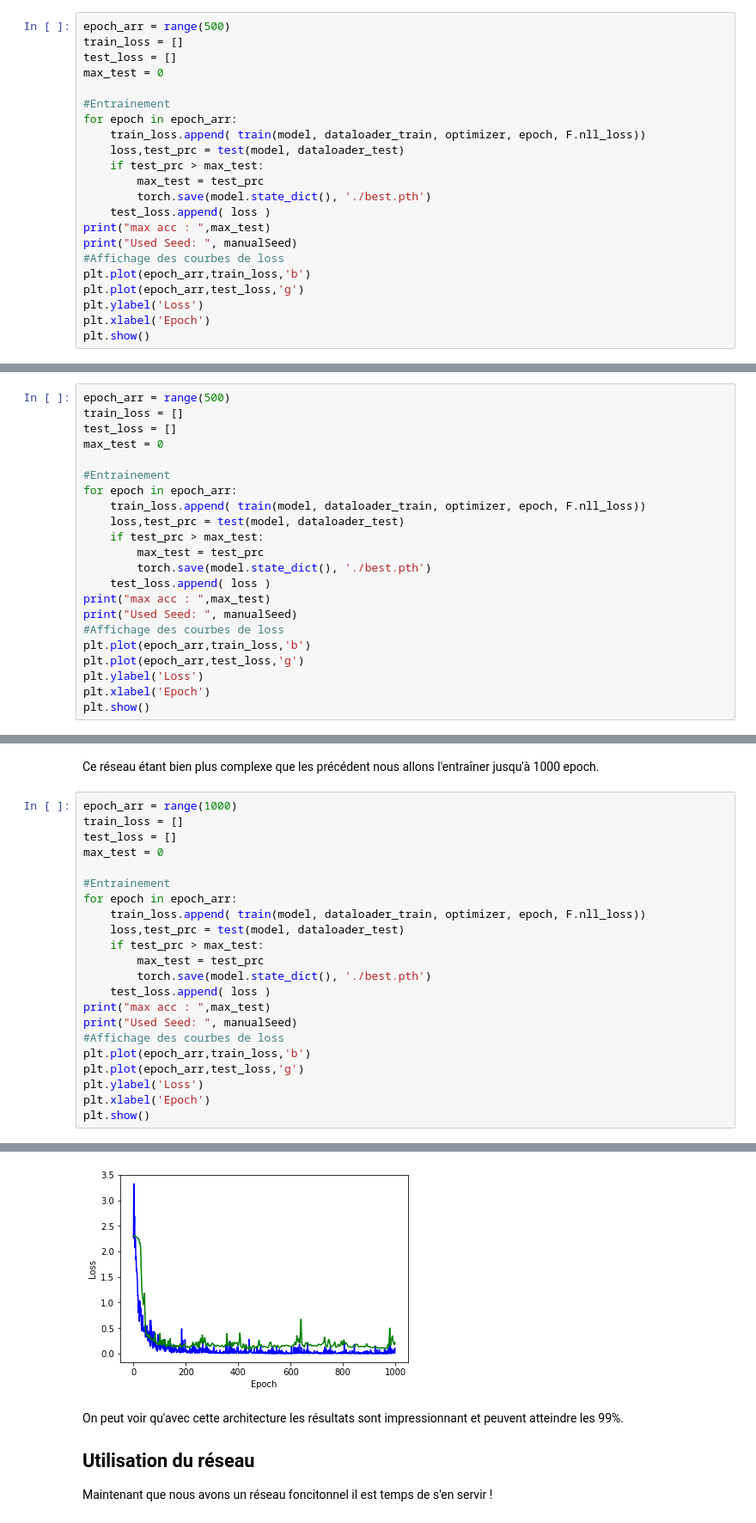
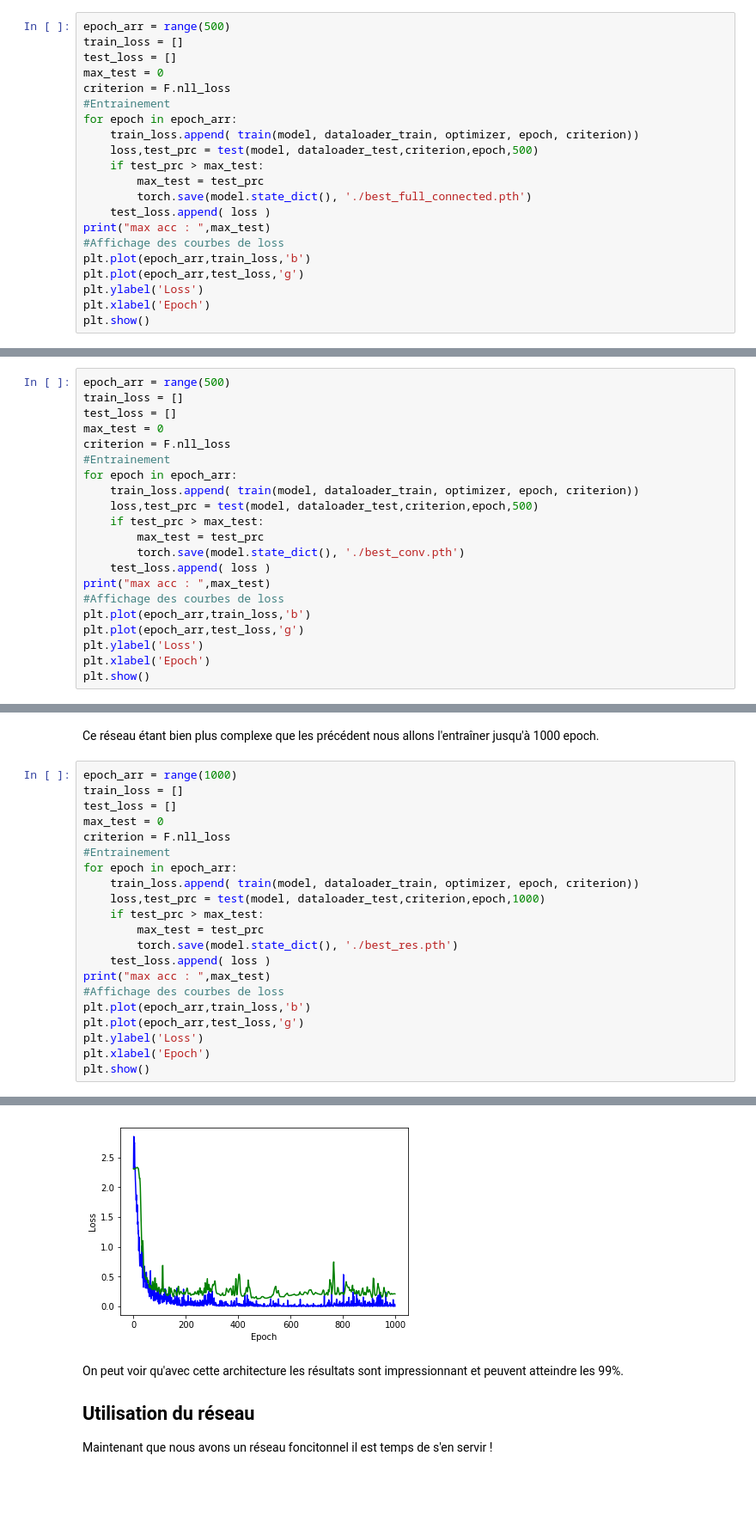
Before and after one commit to CuadrosNicolas/SignLanguageRecognition, a Jupyter notebook: Sign Language Number Recognition.ipynb, the cells around one changed output, grey strips where cells are left out. Shown: that part at 86% size. Drawn from its saved outputs; the diff is of its cells as text; blank space fills up the shorter version.

```diff
--- a/Sign Language Number Recognition.ipynb
+++ b/Sign Language Number Recognition.ipynb
@@ -161,17 +166,16 @@ epoch_arr = range(500)
 train_loss = []
 test_loss = []
 max_test = 0
-
+criterion = F.nll_loss
 #Entrainement
 for epoch in epoch_arr:
-    train_loss.append( train(model, dataloader_train, optimizer, epoch, F.nll_loss))
-    loss,test_prc = test(model, dataloader_test)
+    train_loss.append( train(model, dataloader_train, optimizer, epoch, criterion))
+    loss,test_prc = test(model, dataloader_test,criterion,epoch,500)
     if test_prc > max_test:
         max_test = test_prc
-        torch.save(model.state_dict(), './best.pth')
+        torch.save(model.state_dict(), './best_full_connected.pth')
     test_loss.append( loss )
 print("max acc : ",max_test)
-print("Used Seed: ", manualSeed)
 #Affichage des courbes de loss
 plt.plot(epoch_arr,train_loss,'b')
 plt.plot(epoch_arr,test_loss,'g')
@@ -229,17 +220,16 @@ epoch_arr = range(500)
 train_loss = []
 test_loss = []
 max_test = 0
-
+criterion = F.nll_loss
 #Entrainement
 for epoch in epoch_arr:
-    train_loss.append( train(model, dataloader_train, optimizer, epoch, F.nll_loss))
-    loss,test_prc = test(model, dataloader_test)
+    train_loss.append( train(model, dataloader_train, optimizer, epoch, criterion))
+    loss,test_prc = test(model, dataloader_test,criterion,epoch,500)
     if test_prc > max_test:
         max_test = test_prc
-        torch.save(model.state_dict(), './best.pth')
+        torch.save(model.state_dict(), './best_conv.pth')
     test_loss.append( loss )
 print("max acc : ",max_test)
-print("Used Seed: ", manualSeed)
 #Affichage des courbes de loss
 plt.plot(epoch_arr,train_loss,'b')
 plt.plot(epoch_arr,test_loss,'g')
@@ -355,17 +332,16 @@ epoch_arr = range(1000)
 train_loss = []
 test_loss = []
 max_test = 0
-
+criterion = F.nll_loss
 #Entrainement
 for epoch in epoch_arr:
-    train_loss.append( train(model, dataloader_train, optimizer, epoch, F.nll_loss))
-    loss,test_prc = test(model, dataloader_test)
+    train_loss.append( train(model, dataloader_train, optimizer, epoch, criterion))
+    loss,test_prc = test(model, dataloader_test,criterion,epoch,1000)
     if test_prc > max_test:
         max_test = test_prc
-        torch.save(model.state_dict(), './best.pth')
+        torch.save(model.state_dict(), './best_res.pth')
     test_loss.append( loss )
 print("max acc : ",max_test)
-print("Used Seed: ", manualSeed)
 #Affichage des courbes de loss
 plt.plot(epoch_arr,train_loss,'b')
 plt.plot(epoch_arr,test_loss,'g')
@@ -393,4 +355,4 @@ Used Seed:  3739
-[figure, old version]
+[figure, new version]
 # %% [markdown]
 On peut voir qu'avec cette architecture les résultats sont impressionnant et peuvent atteindre les 99%.
 
```
Also changed, not shown: parts of 7 cells of this notebook, 6 other files.
